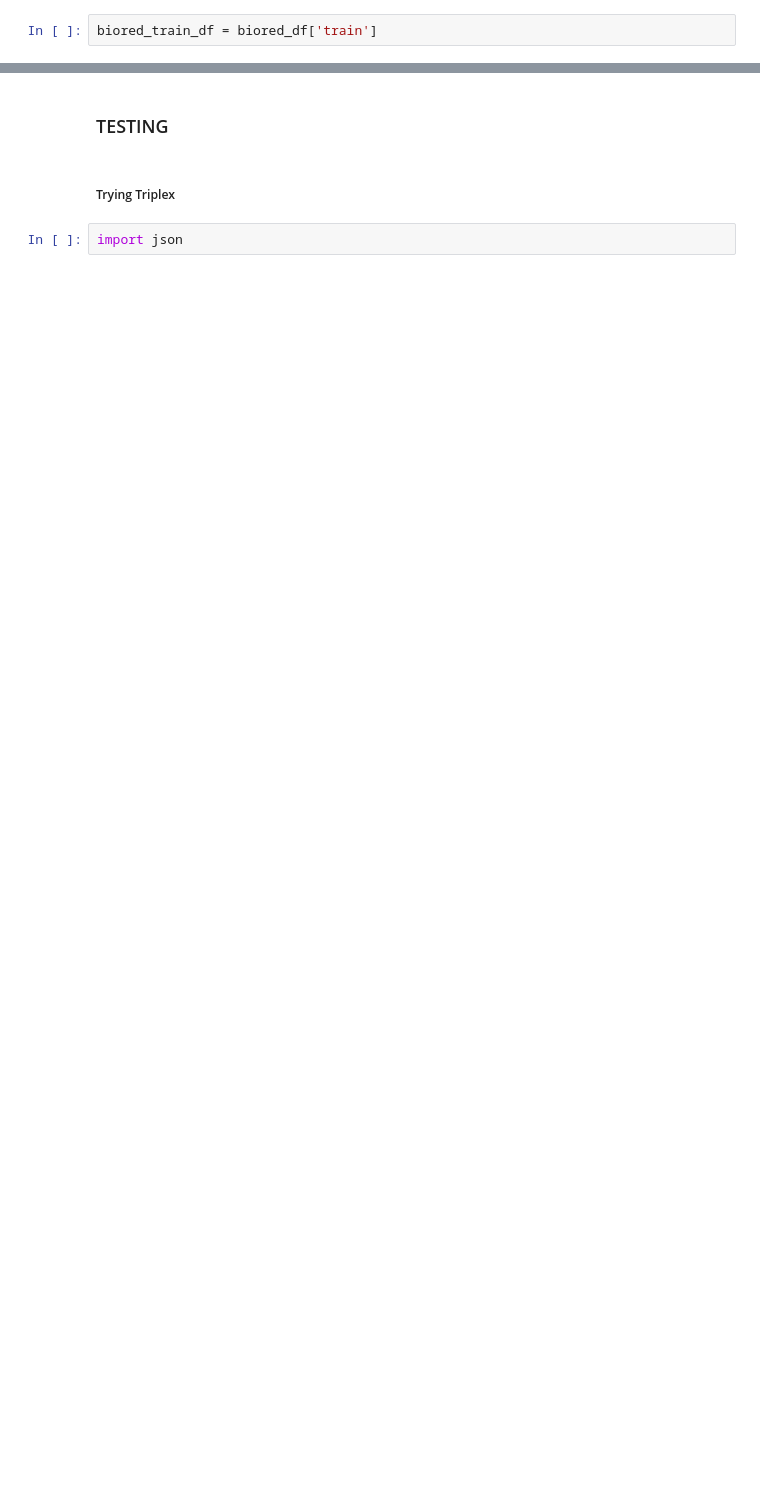
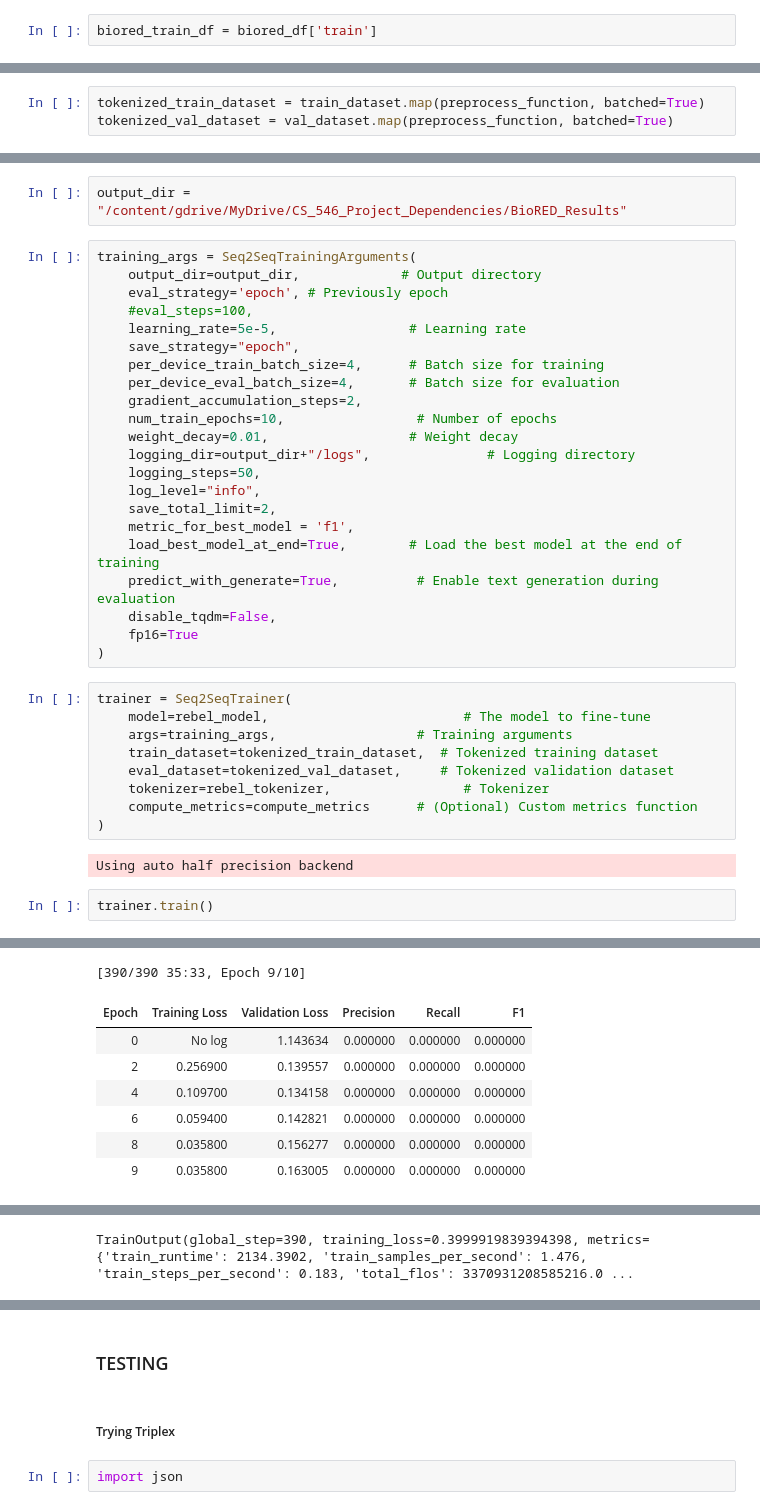
Before and after one commit to Abhijith-Nagarajan/CS_546_Project, a Jupyter notebook: notebooks/NER_Topic_Modeling.ipynb, the cells around one changed output, grey strips where cells are left out. Drawn from its saved outputs; the diff is of its cells as text; blank space fills up the shorter version.

Commit message:
Finetuned REBEL model on BioRED dataset.

```diff
--- a/notebooks/NER_Topic_Modeling.ipynb
+++ b/notebooks/NER_Topic_Modeling.ipynb
@@ -1320,0 +1506,3 @@ sample_data
+# %%
+tokenized_train_dataset = train_dataset.map(preprocess_function, batched=True)
+tokenized_val_dataset = val_dataset.map(preprocess_function, batched=True)
@@ -1320,0 +1609,38 @@ sample_data
+# %%
+output_dir = "/content/gdrive/MyDrive/CS_546_Project_Dependencies/BioRED_Results"
+# %%
+training_args = Seq2SeqTrainingArguments(
+    output_dir=output_dir,             # Output directory
+    eval_strategy='epoch', # Previously epoch
+    #eval_steps=100,
+    learning_rate=5e-5,                 # Learning rate
+    save_strategy="epoch",
+    per_device_train_batch_size=4,      # Batch size for training
+    per_device_eval_batch_size=4,       # Batch size for evaluation
+    gradient_accumulation_steps=2,
+    num_train_epochs=10,                 # Number of epochs
+    weight_decay=0.01,                  # Weight decay
+    logging_dir=output_dir+"/logs",               # Logging directory
+    logging_steps=50,
+    log_level="info",
+    save_total_limit=2,
+    metric_for_best_model = 'f1',
+    load_best_model_at_end=True,        # Load the best model at the end of training
+    predict_with_generate=True,          # Enable text generation during evaluation
+    disable_tqdm=False,
+    fp16=True
+)
+# %%
+trainer = Seq2SeqTrainer(
+    model=rebel_model,                         # The model to fine-tune
+    args=training_args,                  # Training arguments
+    train_dataset=tokenized_train_dataset,  # Tokenized training dataset
+    eval_dataset=tokenized_val_dataset,     # Tokenized validation dataset
+    tokenizer=rebel_tokenizer,                 # Tokenizer
+    compute_metrics=compute_metrics      # (Optional) Custom metrics function
+)
+# %% [output]
+Using auto half precision backend
+# %%
+trainer.train()
+# %% [output]
@@ -1320,0 +1657,8 @@ sample_data
+[390/390 35:33, Epoch 9/10]
+| Epoch | Training Loss | Validation Loss | Precision | Recall | F1 |
+| 0 | No log | 1.143634 | 0.000000 | 0.000000 | 0.000000 |
+| 2 | 0.256900 | 0.139557 | 0.000000 | 0.000000 | 0.000000 |
+| 4 | 0.109700 | 0.134158 | 0.000000 | 0.000000 | 0.000000 |
+| 6 | 0.059400 | 0.142821 | 0.000000 | 0.000000 | 0.000000 |
+| 8 | 0.035800 | 0.156277 | 0.000000 | 0.000000 | 0.000000 |
+| 9 | 0.035800 | 0.163005 | 0.000000 | 0.000000 | 0.000000 |
@@ -1320,0 +1682 @@ sample_data
+TrainOutput(global_step=390, training_loss=0.3999919839394398, metrics={'train_runtime': 2134.3902, 'train_samples_per_second': 1.476, 'train_steps_per_second': 0.183, 'total_flos': 3370931208585216.0 ...
```
Also changed, not shown: parts of 107 cells of this notebook.
